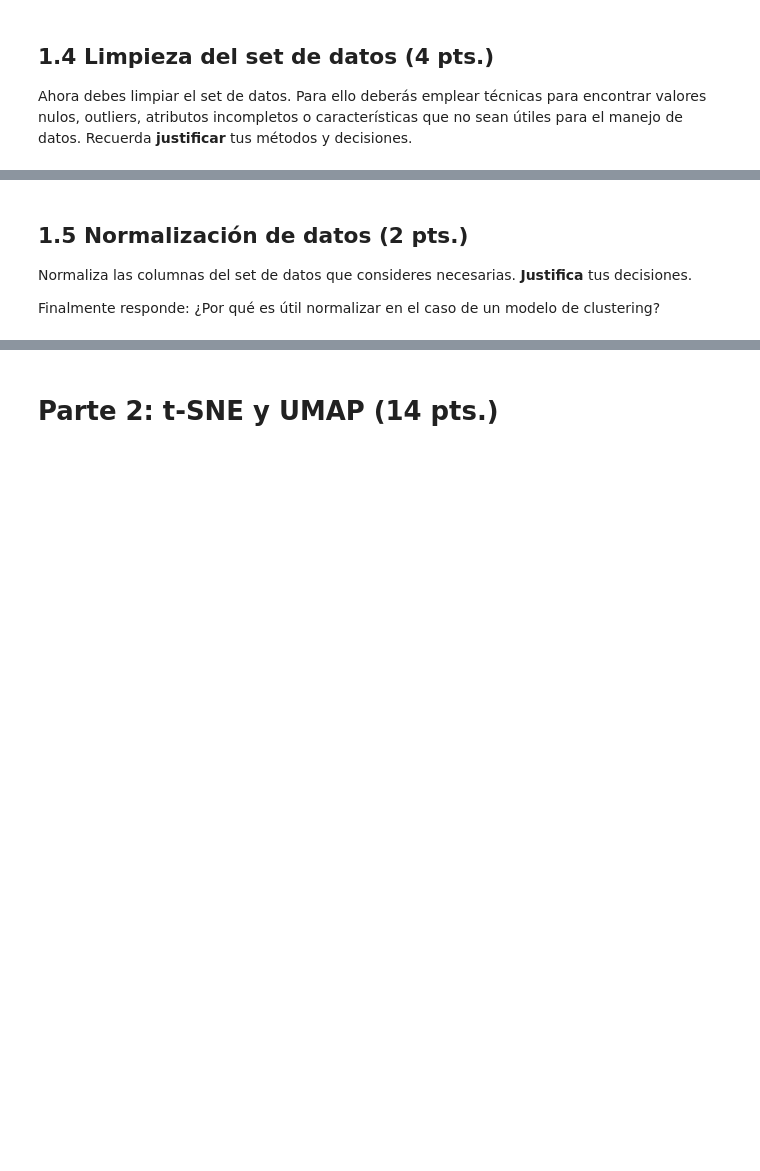
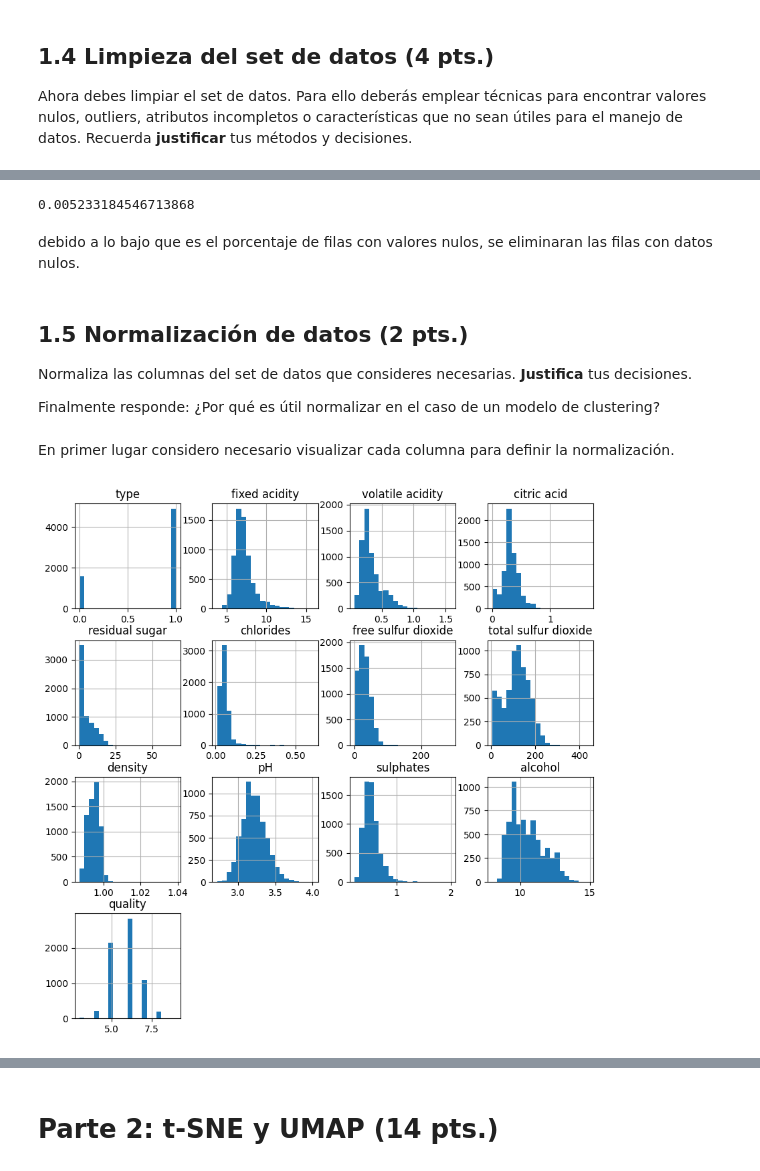
Before and after one commit to gabiacuna/IIC2433, a Jupyter notebook: tareas/T2.ipynb, the cells around one changed output, grey strips where cells are left out. Drawn from its saved outputs; the diff is of its cells as text; code cells hidden in the pictures; blank space fills up the shorter version.

```diff
--- a/tareas/T2.ipynb
+++ b/tareas/T2.ipynb
@@ -117,3 +117,5 @@ data.describe().T
 ## 1.3 Manejo de Variables Cualitativas (2 pts.)
 
 En el set de datos existen columnas con valores no numéricos que deberás manipular antes para poder utilizarlas de buena manera. Para esto utiliza las técnicas vistas en clases
+# %%
+data.replace({'white':1, 'red':0}, inplace=True)
@@ -123,0 +156,7 @@ Ahora debes limpiar el set de datos. Para ello deberás emplear técnicas para e
+# %%
+# se revisan las filas con valores nulos
+data[data.isnull().any(axis=1)].shape[0]/data.shape[0]
+# %% [output]
+0.005233184546713868
+# %% [markdown]
+debido a lo bajo que es el porcentaje de filas con valores nulos, se eliminaran las filas con datos nulos.
@@ -127,3 +168,10 @@ Ahora debes limpiar el set de datos. Para ello deberás emplear técnicas para e
 Normaliza las columnas del set de datos que consideres necesarias. **Justifica** tus decisiones.
 
 Finalmente responde: ¿Por qué es útil normalizar en el caso de un modelo de clustering?
+# %% [markdown]
+En primer lugar considero necesario visualizar cada columna para definir la normalización.
+# %%
+data.hist(bins=20, figsize=(10,10))
+plt.show()
+# %% [output]
+[figure, added]
```
Also changed, not shown: parts of 21 cells of this notebook.
